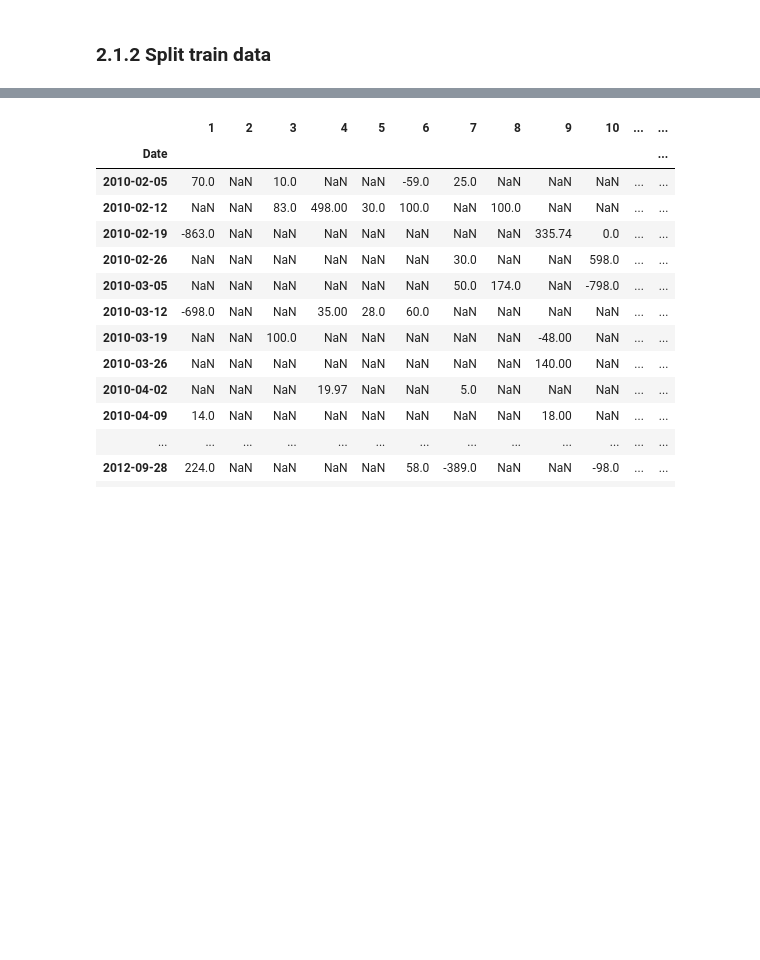
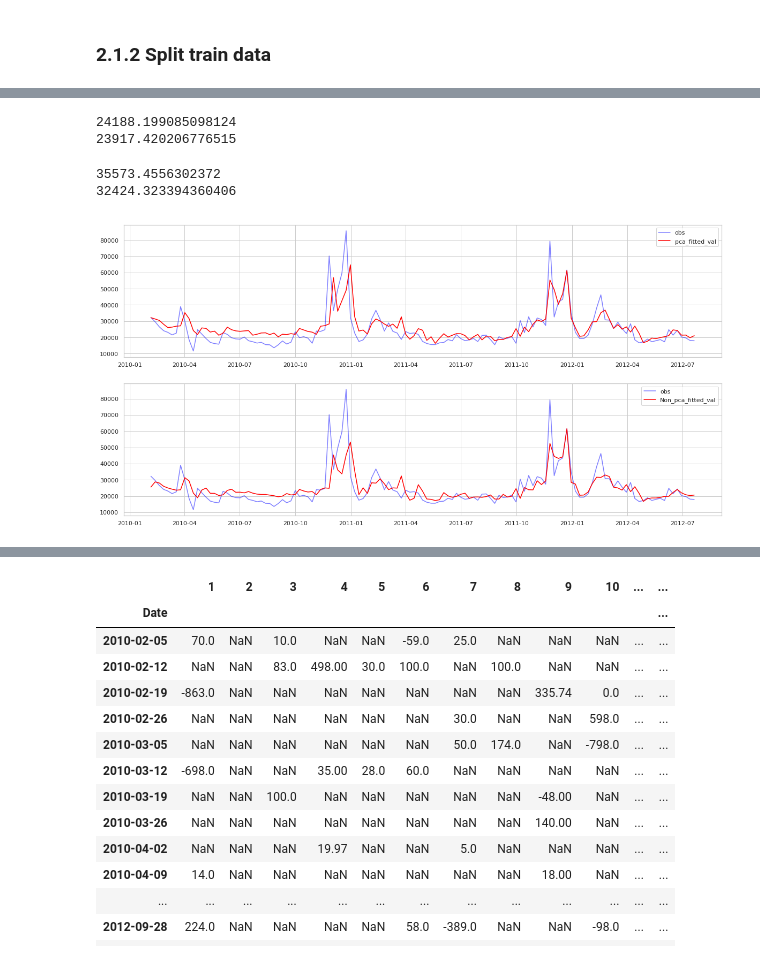
Before and after one commit to HenryPaik1/WalmartDemandForecast, a Jupyter notebook: ts_presentation.ipynb, the cells around one changed output, grey strips where cells are left out. Saved outputs shown, nothing was run; the diff lists cells and outputs as text; code cells hidden in the pictures; blank space fills up the shorter version.

```diff
--- a/ts_presentation.ipynb
+++ b/ts_presentation.ipynb
@@ -269,0 +333,4 @@ ts_pca = df_inverse.loc[:split_idx, 1]
+# %%
+pred = pd.Series(res.predict_in_sample(), index=ts_pca.index)
+pca_pred = pred
+#ori_pred = pred
@@ -269,0 +377,31 @@ ts_pca = df_inverse.loc[:split_idx, 1]
+# %%
+# D=0
+print(np.sqrt(np.sum((ts_original - pca_pred)**2)/15))
+print(np.sqrt(np.sum((ts_original - ori_pred)**2)/15))
+# %% [output]
+24188.199085098124
+23917.420206776515
+# %%
+# D=1
+print(np.sqrt(np.sum((ts_original - pca_pred)**2)/15))
+print(np.sqrt(np.sum((ts_original - ori_pred)**2)/15))
+# %% [output]
+35573.4556302372
+32424.323394360406
+# %%
+#D=0
+plt.figure(figsize=(20, 10))
+
+plt.subplot(211)
+plt.plot(ts_original, alpha=0.5, label='obs', color='blue')
+plt.plot(pca_pred, label='pca_fitted_val', color='red')
+plt.legend()
+
+plt.subplot(212)
+plt.plot(ts_original, alpha=0.5, label='obs', color='blue')
+plt.plot(ori_pred, label='Non_pca_fitted_val', color='red')
+plt.legend()
+
+plt.show()
+# %% [output]
+[figure, added]
```
Also changed, not shown: parts of 73 cells of this notebook.
